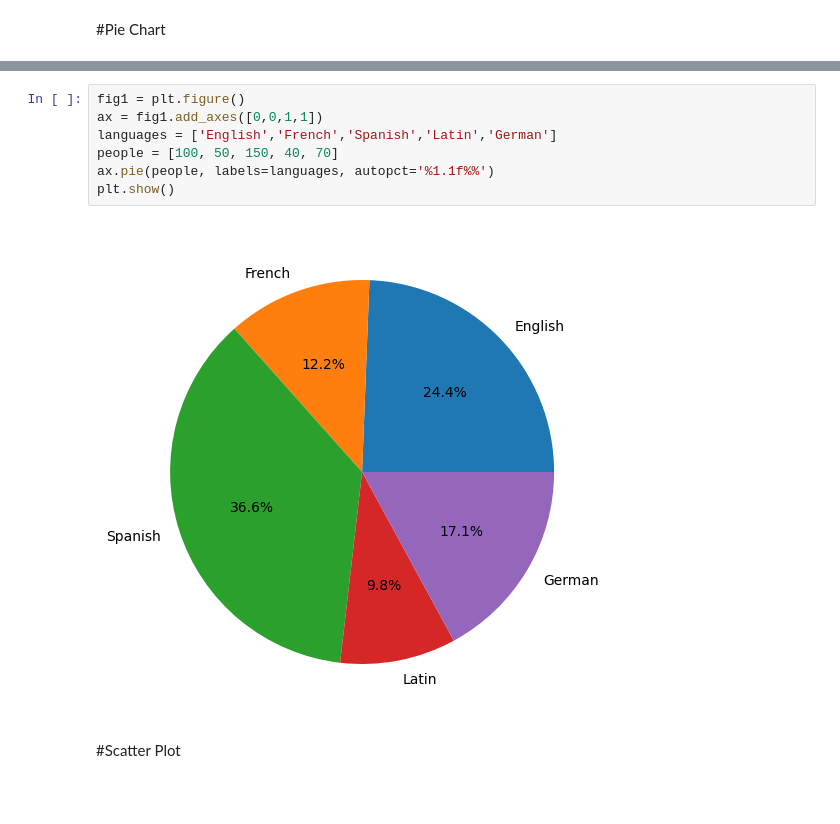
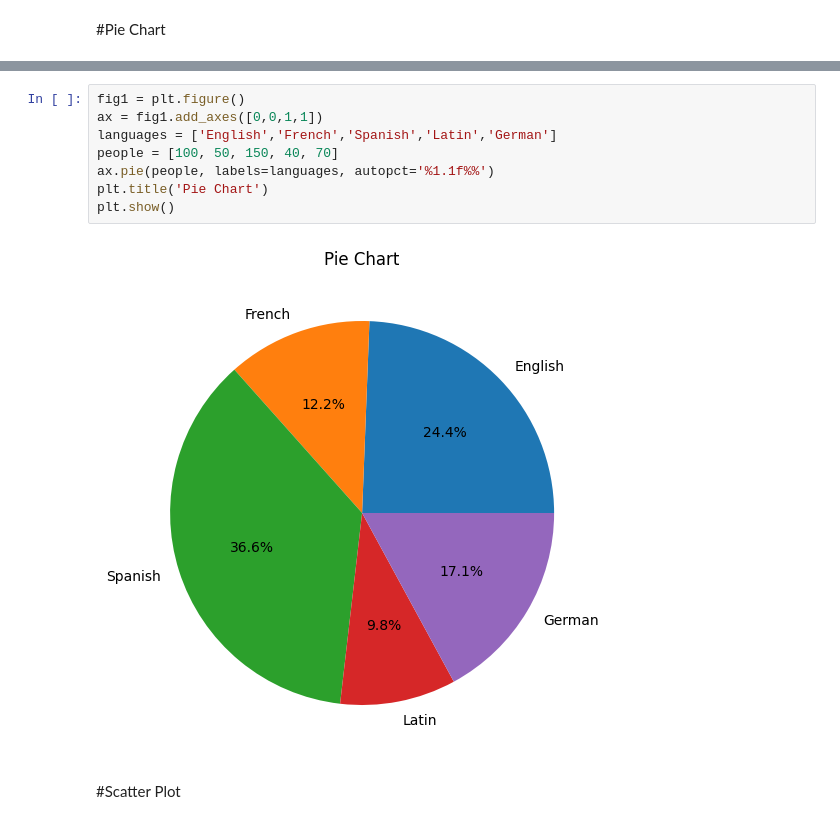
Before and after one commit to RaunakRaj2081/python_Language, a Jupyter notebook: 10_Matplotlib_Tutorial_in_Python.ipynb, the cells around one changed output, grey strips where cells are left out. Saved outputs shown, nothing was run; the diff lists cells and outputs as text; blank space fills up the shorter version.

```diff
--- a/10_Matplotlib_Tutorial_in_Python.ipynb
+++ b/10_Matplotlib_Tutorial_in_Python.ipynb
@@ -146,12 +226,13 @@ plt.show()
 # %%
 fig1 = plt.figure()
 ax = fig1.add_axes([0,0,1,1])
 languages = ['English','French','Spanish','Latin','German']
 people = [100, 50, 150, 40, 70]
 ax.pie(people, labels=languages, autopct='%1.1f%%')
+plt.title('Pie Chart')
 plt.show()
 # %% [output]
-[figure, old version]
+[figure, new version]
 # %% [markdown]
 #Scatter Plot
 # %%
```
Also changed, not shown: parts of 23 cells of this notebook.
